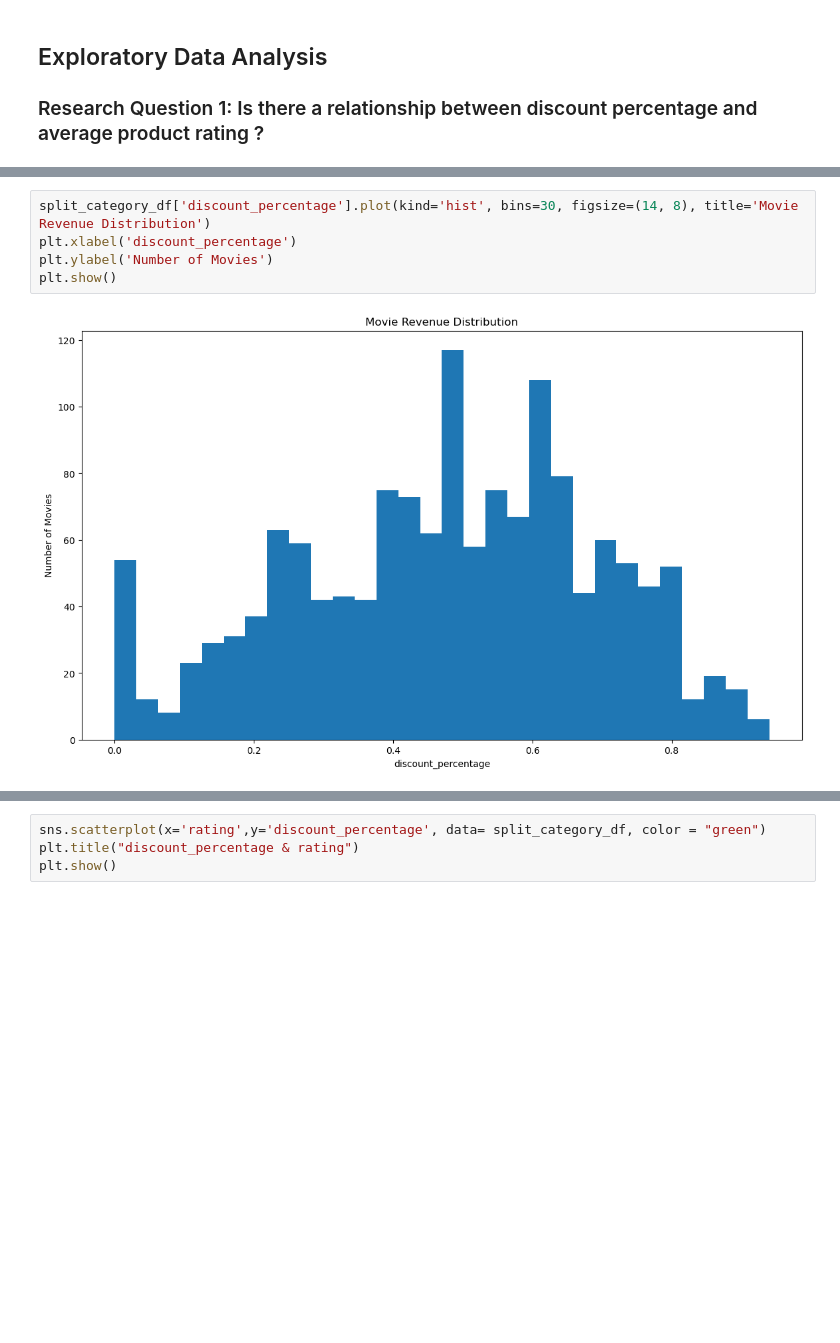
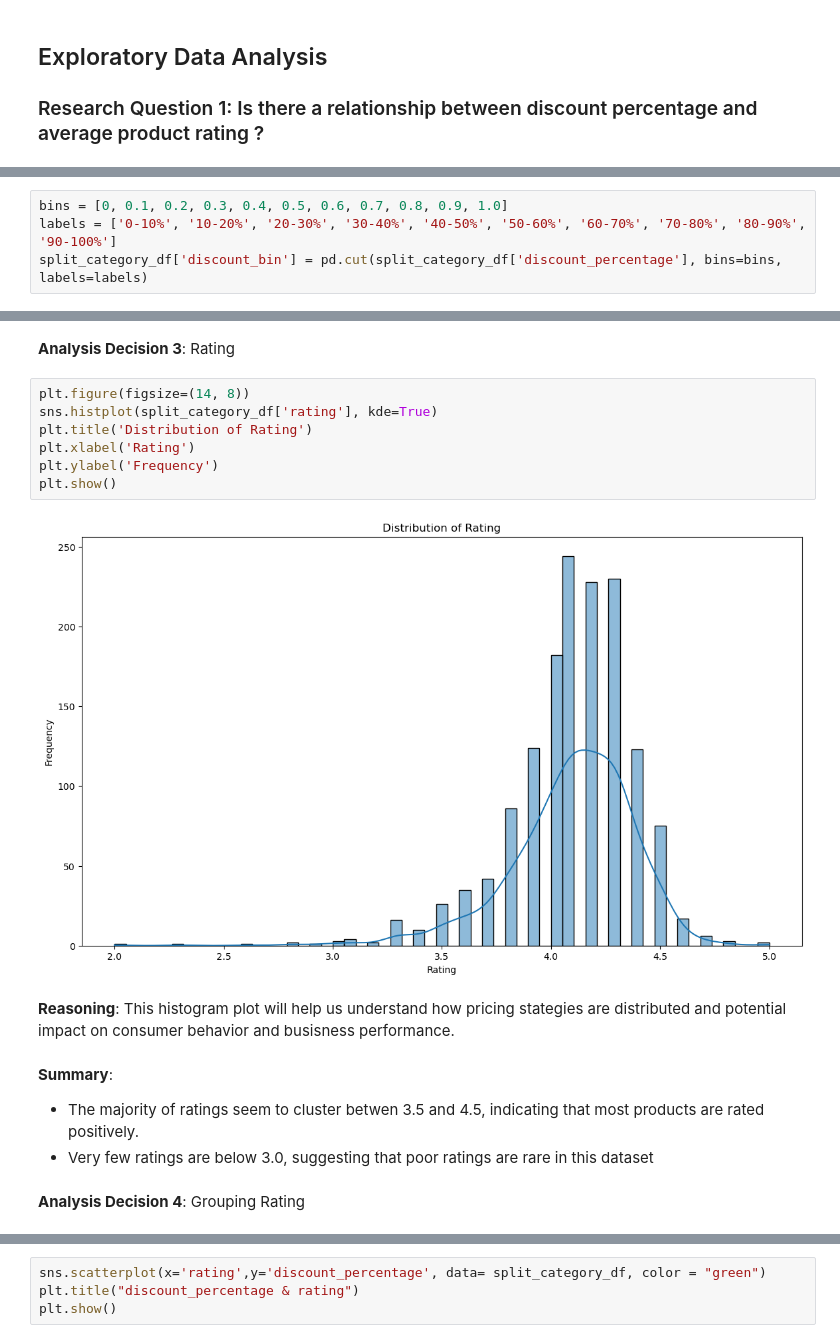
Before and after one commit to haule687/Data-Analyst-Capstone-Amazon-Products, a Jupyter notebook: Investigate_a_Dataset.ipynb, the cells around one changed output, grey strips where cells are left out. Saved outputs shown, nothing was run; the diff lists cells and outputs as text; blank space fills up the shorter version.

```diff
--- a/Investigate_a_Dataset.ipynb
+++ b/Investigate_a_Dataset.ipynb
@@ -616,0 +601,4 @@ Name: rating, dtype: float64
+# %%
+bins = [0, 0.1, 0.2, 0.3, 0.4, 0.5, 0.6, 0.7, 0.8, 0.9, 1.0]
+labels = ['0-10%', '10-20%', '20-30%', '30-40%', '40-50%', '50-60%', '60-70%', '70-80%', '80-90%', '90-100%']
+split_category_df['discount_bin'] = pd.cut(split_category_df['discount_percentage'], bins=bins, labels=labels)
@@ -619,7 +626,19 @@ Name: rating, dtype: float64
+# %% [markdown]
+**Analysis Decision 3**: Rating
 # %%
-split_category_df['discount_percentage'].plot(kind='hist', bins=30, figsize=(14, 8), title='Movie Revenue Distribution')
-plt.xlabel('discount_percentage')
-plt.ylabel('Number of Movies')
+plt.figure(figsize=(14, 8))
+sns.histplot(split_category_df['rating'], kde=True)
+plt.title('Distribution of Rating')
+plt.xlabel('Rating')
+plt.ylabel('Frequency')
 plt.show()
 # %% [output]
-[figure, old version]
+[figure, new version]
+# %% [markdown]
+**Reasoning**: This histogram plot will help us understand how pricing stategies are distributed and potential impact on consumer behavior and busisness performance.
+# %% [markdown]
+**Summary**:
+- The majority of ratings seem to cluster betwen 3.5 and 4.5, indicating that most products are rated positively.
+- Very few ratings are below 3.0, suggesting that poor ratings are rare in this dataset
+# %% [markdown]
+**Analysis Decision 4**: Grouping Rating
```
Also changed, not shown: parts of 83 cells of this notebook.
